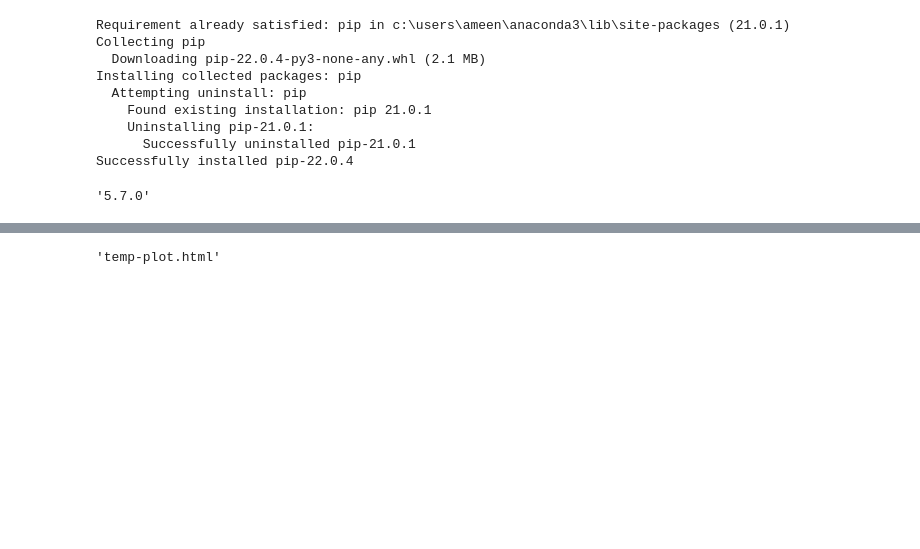
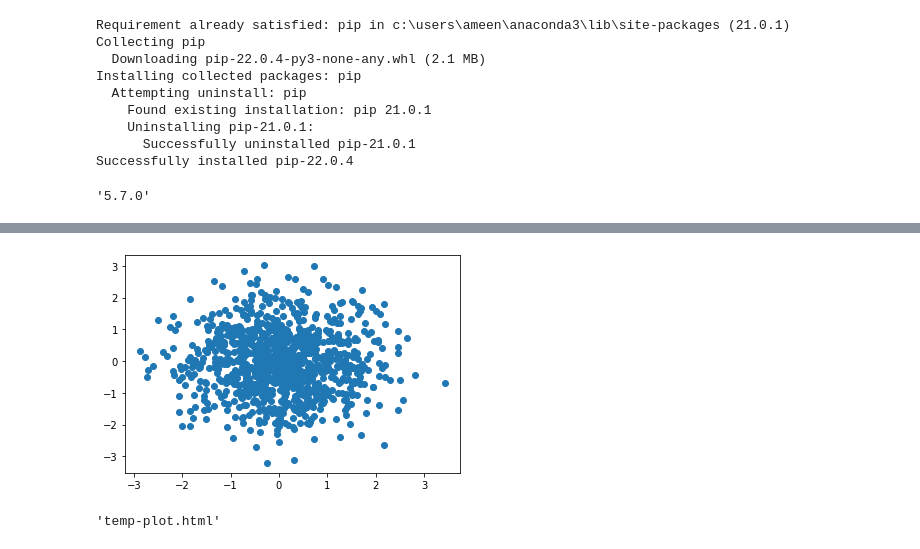
Before and after one commit to Aazeeb/SG, a Jupyter notebook: 13 Apr Plotly.ipynb, the cells around one changed output, grey strips where cells are left out. Cells and saved outputs as stored; diff of their text form; code cells hidden in the pictures; blank space fills up the shorter version.

```diff
--- a/13 Apr Plotly.ipynb
+++ b/13 Apr Plotly.ipynb
@@ -29,6 +31,12 @@ from plotly.offline import plot
 # %%
 random_x=np.random.randn(1000)
 random_y=np.random.randn(1000)
+# %%
+import matplotlib.pyplot as plt
+plt.scatter(random_x,random_y)
+plt.show()
+# %% [output]
+[figure, added]
 # %%
 trace=go.Scatter(x=random_x, y=random_y,mode='markers')
 data=[trace]
```
Also changed, not shown: parts of 15 cells of this notebook, 1 other file.
